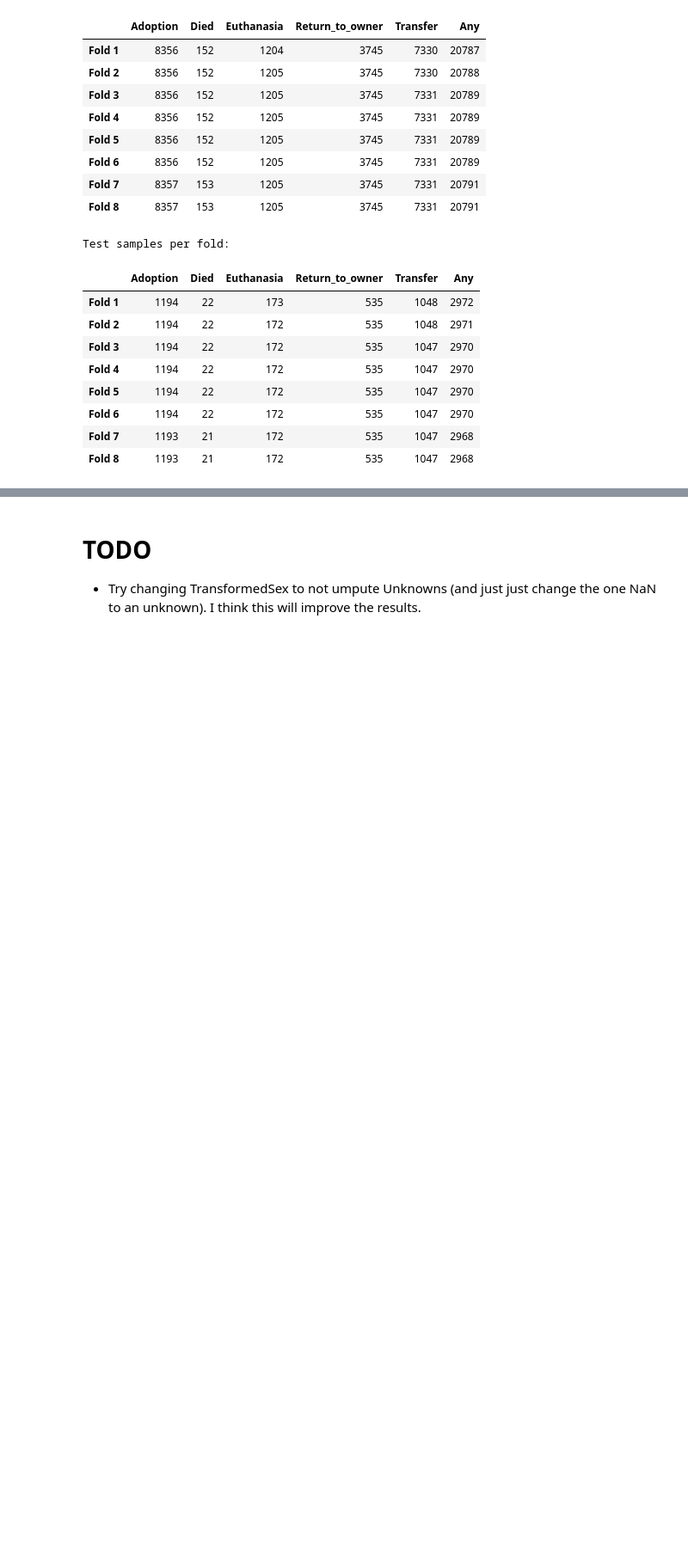
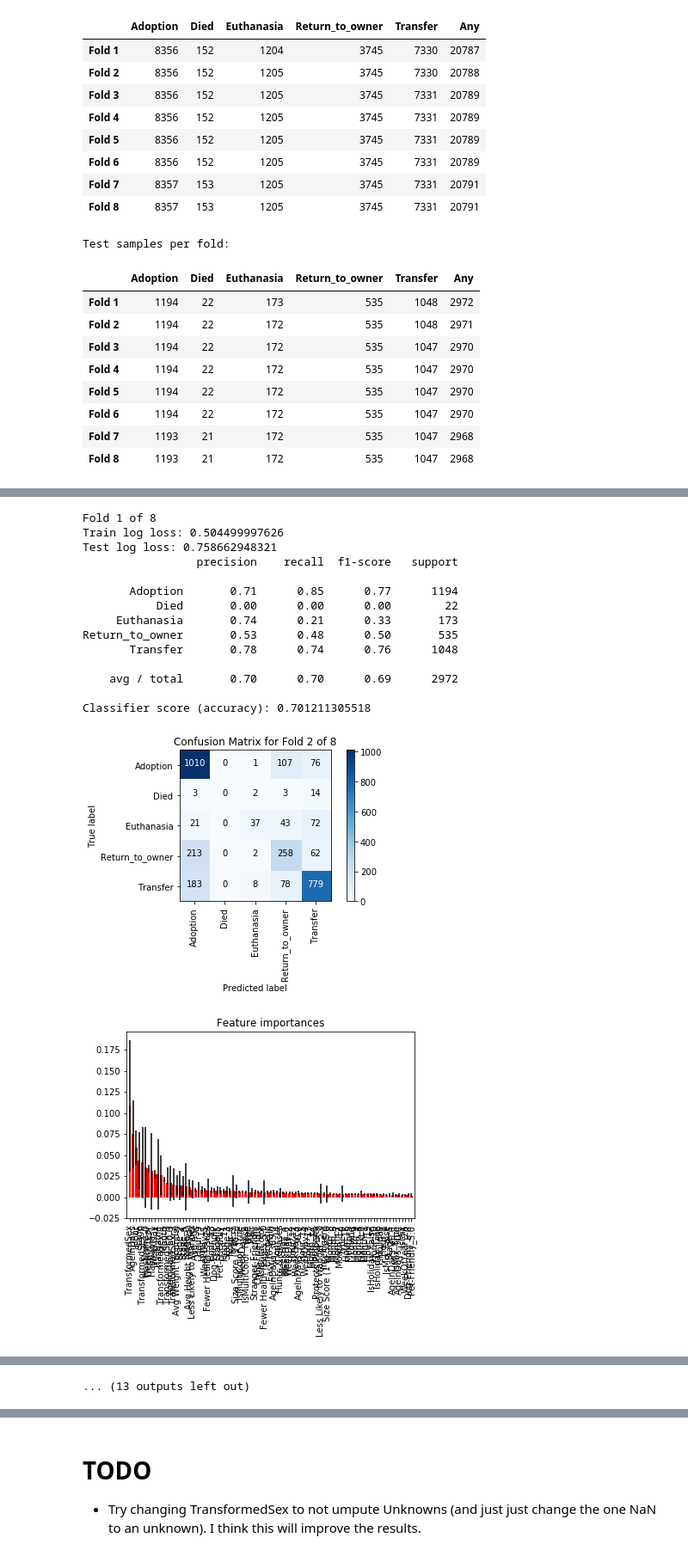
Before and after one commit to mspinelli/animal_shelter, a Jupyter notebook: EnsembleAnimals2.ipynb, the cells around one changed output, grey strips where cells are left out. Shown at 86% size. Drawn from its saved outputs; the diff is of its cells as text; code cells hidden in the pictures; blank space fills up the shorter version.

```diff
--- a/EnsembleAnimals2.ipynb
+++ b/EnsembleAnimals2.ipynb
@@ -280,0 +423,25 @@ def run_classifier_CV(clf, train, test, target_names, loss, plot=False):
+# %%
+loss = TrainTest([], [])
+
+# columns = train[0].columns[1:30].tolist()
+clfs = run_classifier_CV(rf_clf, [x.loc[:, ['ID'] + columns + ['OutcomeType']] for x in train],
+                         [x.loc[:, ['ID'] + columns + ['OutcomeType']] for x in test], target_names, loss, plot=True)
+print('Avg. train log loss: {} std: {}'.format(mean(loss.train), std(loss.train)))
+print('Avg. test log loss: {} std: {}'.format(mean(loss.test), std(loss.test)))
+# %% [output]
+Fold 1 of 8
+Train log loss: 0.504499997626
+Test log loss: 0.758662948321
+                 precision    recall  f1-score   support
+
+       Adoption       0.71      0.85      0.77      1194
+           Died       0.00      0.00      0.00        22
+     Euthanasia       0.74      0.21      0.33       173
+Return_to_owner       0.53      0.48      0.50       535
+       Transfer       0.78      0.74      0.76      1048
+
+    avg / total       0.70      0.70      0.69      2972
+
+Classifier score (accuracy): 0.701211305518
+[figure, added]
+[figure, added]
@@ -280,0 +496 @@ def run_classifier_CV(clf, train, test, target_names, loss, plot=False):
+... (13 outputs left out)
```
Also changed, not shown: parts of 24 cells of this notebook, 3 other files.
